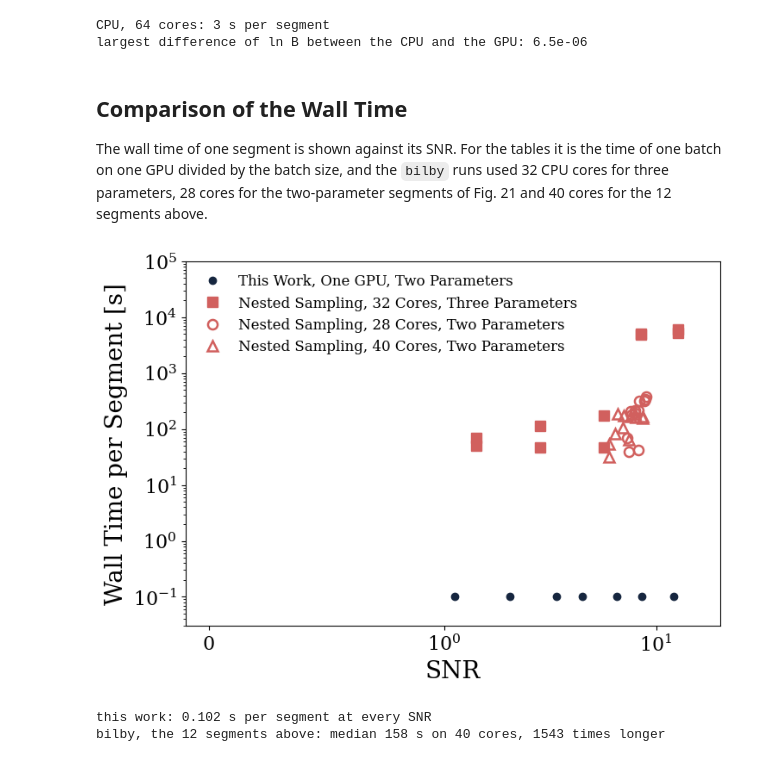
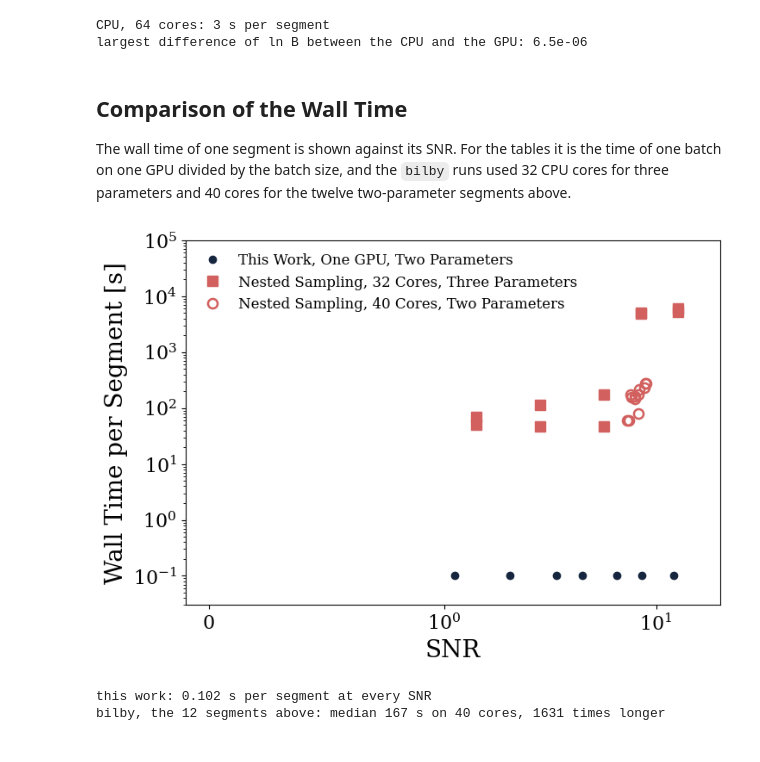
Before and after one commit to dmatter1391/exmarg, a Jupyter notebook: notebooks/05_speed.ipynb, the cells around one changed output. Cells and saved outputs as stored; diff of their text form; code cells hidden in the pictures.

```diff
--- a/notebooks/05_speed.ipynb
+++ b/notebooks/05_speed.ipynb
@@ -34,7 +34,7 @@ There are 12 segments with one merger each at SNRs between 6 and 9, for which `b
 # %%
-segments = '../data/segments/bilby_comparison.npz'
+segments = '../data/segments/two_parameters.npz'
 snr = np.load(segments)['snr']
-bilby = np.load('../data/results/bilby_2p_comparison.npz')
+bilby = np.load('../data/results/bilby_2p_twelve.npz')
 
 templates = search.mass_bank('../data/banks/two_parameters.npy', segments, 'gpu')
 search.pe_redshift(segments, templates, store, rows=[0], **fast)        # compiles the kernels, copies the tables once
@@ -151,37 +152,34 @@ largest difference of ln B between the CPU and the GPU: 6.5e-06
 # %% [markdown]
 ## Comparison of the Wall Time
 
-The wall time of one segment is shown against its SNR. For the tables it is the time of one batch on one GPU divided by the batch size, and the `bilby` runs used 32 CPU cores for three parameters, 28 cores for the two-parameter segments of Fig. 21 and 40 cores for the 12 segments above.
+The wall time of one segment is shown against its SNR. For the tables it is the time of one batch on one GPU divided by the batch size, and the `bilby` runs used 32 CPU cores for three parameters and 40 cores for the twelve two-parameter segments above.
 # %%
 runs = np.load('../data/results/bilby_runs.npz')
 three = np.load('../data/segments/three_parameters.npz')['snr'][:len(runs['three_parameters_wall_seconds'])]
 two = np.load('../data/segments/two_parameters.npz')['snr']
-comparison = np.load('../data/segments/bilby_comparison.npz')['snr']
 valid = three <= 15
 
 figstyle.apply()
 fig, ax = plt.subplots(figsize=(8, 5.5))
 ax.plot(batch_snr, per_segment, 'o', color=figstyle.NAVY, ms=6, label='This Work, One GPU, Two Parameters')
 ax.plot(three[valid], runs['three_parameters_wall_seconds'][valid], 's', color=figstyle.RED, ms=8,
         label='Nested Sampling, 32 Cores, Three Parameters')
-ax.plot(two, runs['two_parameters_wall_seconds'][:two.size], 'o', mfc='none', mec=figstyle.RED, mew=1.8, ms=8,
-        label='Nested Sampling, 28 Cores, Two Parameters')
-ax.plot(comparison, bilby['wall_seconds'], '^', mfc='none', mec=figstyle.RED, mew=1.8, ms=8,
+ax.plot(two, bilby['wall_seconds'], 'o', mfc='none', mec=figstyle.RED, mew=1.8, ms=8,
         label='Nested Sampling, %d Cores, Two Parameters' % bilby['cpu_cores'][0])
 ax.set_xscale('symlog', linthresh=1)
 ax.set_xlim(-0.1, 20)
 ax.set_yscale('log')
 ax.set_ylim(0.03, 1e5)
 ax.set_xlabel('SNR')
 ax.set_ylabel('Wall Time per Segment [s]')
 ax.legend(frameon=False, loc='upper left', fontsize=12)
 plt.show()
 
 ours = total / snr.size
 print('this work: %.3f s per segment at every SNR' % ours)
 print('bilby, the 12 segments above: median %.0f s on %d cores, %.0f times longer'
       % (np.median(bilby['wall_seconds']), bilby['cpu_cores'][0], np.median(bilby['wall_seconds']) / ours))
 # %% [output]
-[figure, old version]
+[figure, new version]
 this work: 0.102 s per segment at every SNR
-bilby, the 12 segments above: median 158 s on 40 cores, 1543 times longer
+bilby, the 12 segments above: median 167 s on 40 cores, 1631 times longer
```
Also changed, not shown: parts of 5 cells of this notebook, 21 other files.
